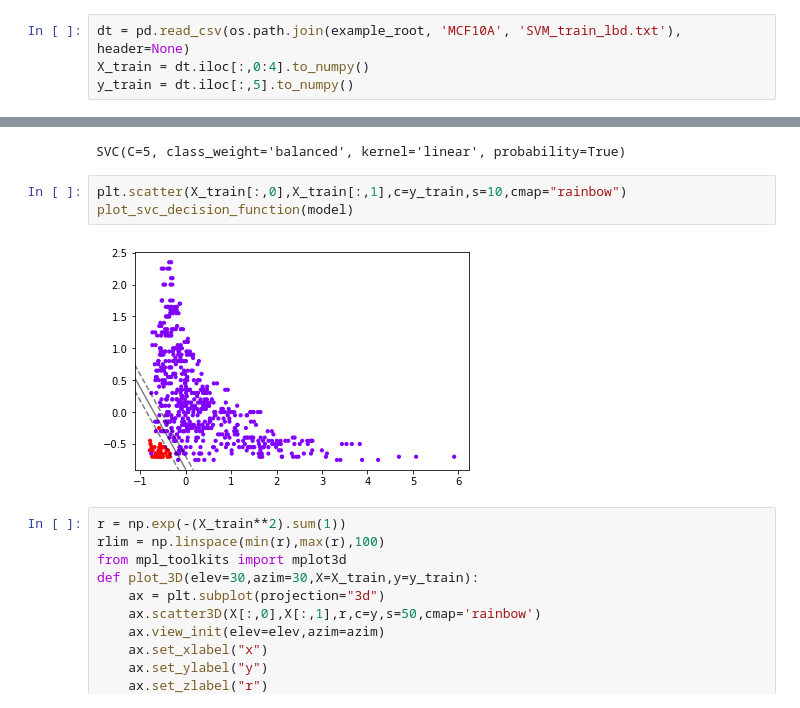
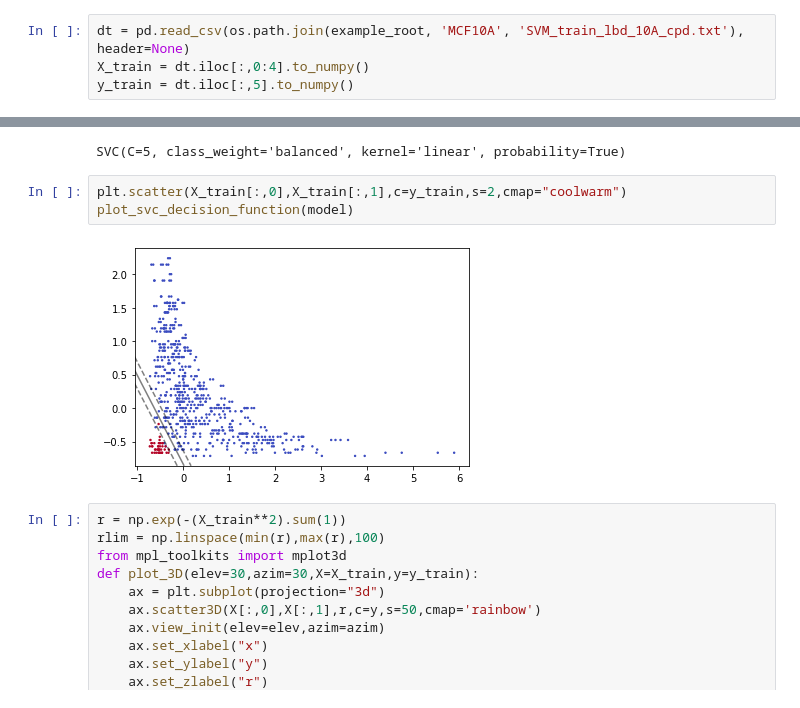
Before and after one commit to Jeff-Gui/PCNAdeep, a Jupyter notebook: tutorial/train_pcna_SVM.ipynb, the cells around one changed output, grey strips where cells are left out. Saved outputs shown, nothing was run; the diff lists cells and outputs as text.

```diff
--- a/tutorial/train_pcna_SVM.ipynb
+++ b/tutorial/train_pcna_SVM.ipynb
@@ -217,7 +239,7 @@ training set (like `SVM_train.txt` saved above). When preparing the model, the `
 
 Codes below illustrate the process except for step 1.
 # %%
-dt = pd.read_csv(os.path.join(example_root, 'MCF10A', 'SVM_train_lbd.txt'), header=None)
+dt = pd.read_csv(os.path.join(example_root, 'MCF10A', 'SVM_train_lbd_10A_cpd.txt'), header=None)
 X_train = dt.iloc[:,0:4].to_numpy()
 y_train = dt.iloc[:,5].to_numpy()
 # %%
@@ -366,10 +388,10 @@ model.fit(X_train[:,0:2], y_train)
 # %% [output]
 SVC(C=5, class_weight='balanced', kernel='linear', probability=True)
 # %%
-plt.scatter(X_train[:,0],X_train[:,1],c=y_train,s=10,cmap="rainbow")
+plt.scatter(X_train[:,0],X_train[:,1],c=y_train,s=2,cmap="coolwarm")
 plot_svc_decision_function(model)
 # %% [output]
-[figure, old version]
+[figure, new version]
 # %%
 r = np.exp(-(X_train**2).sum(1))
 rlim = np.linspace(min(r),max(r),100)
```
Also changed, not shown: parts of 17 cells of this notebook, 6 other files.
